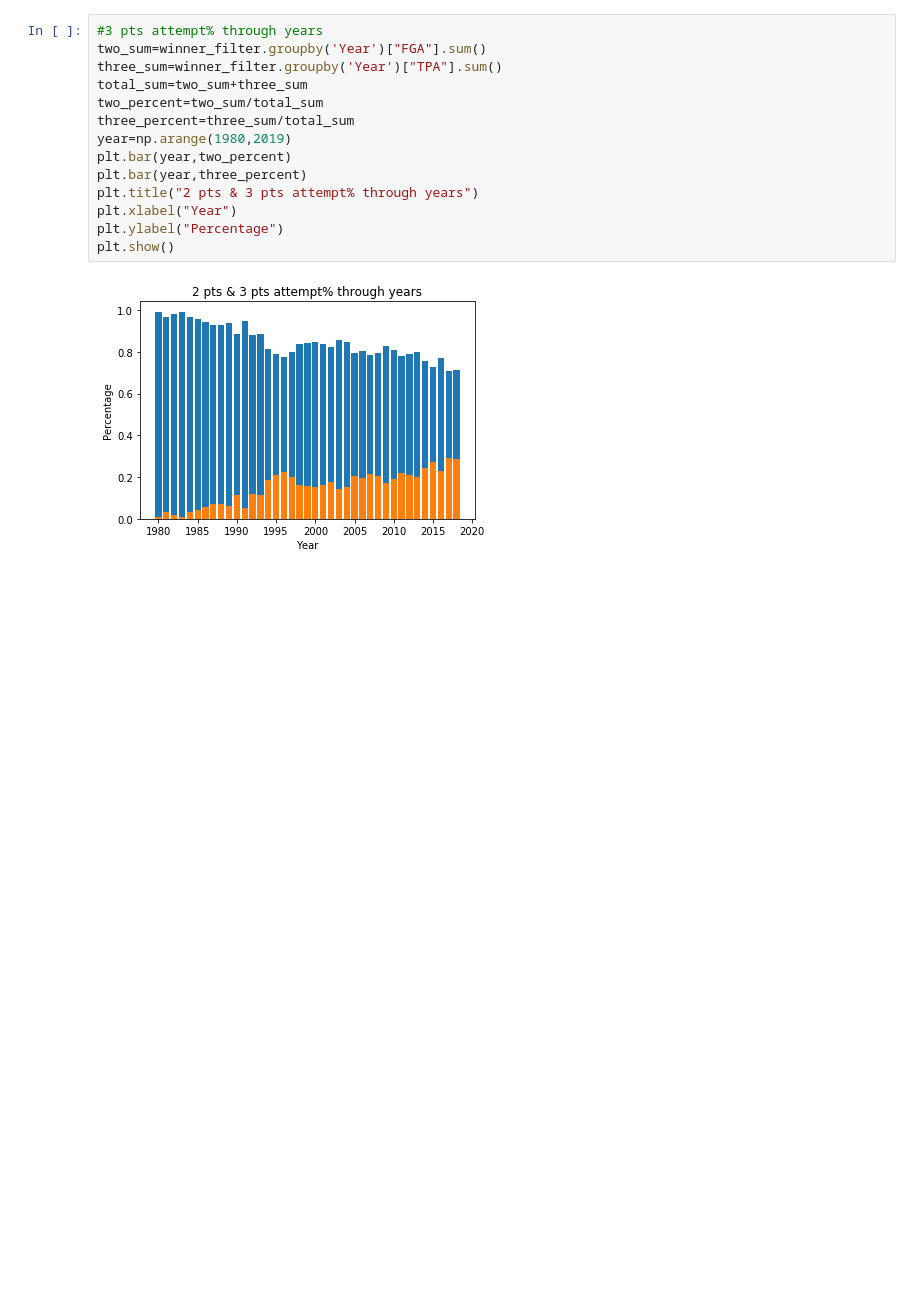
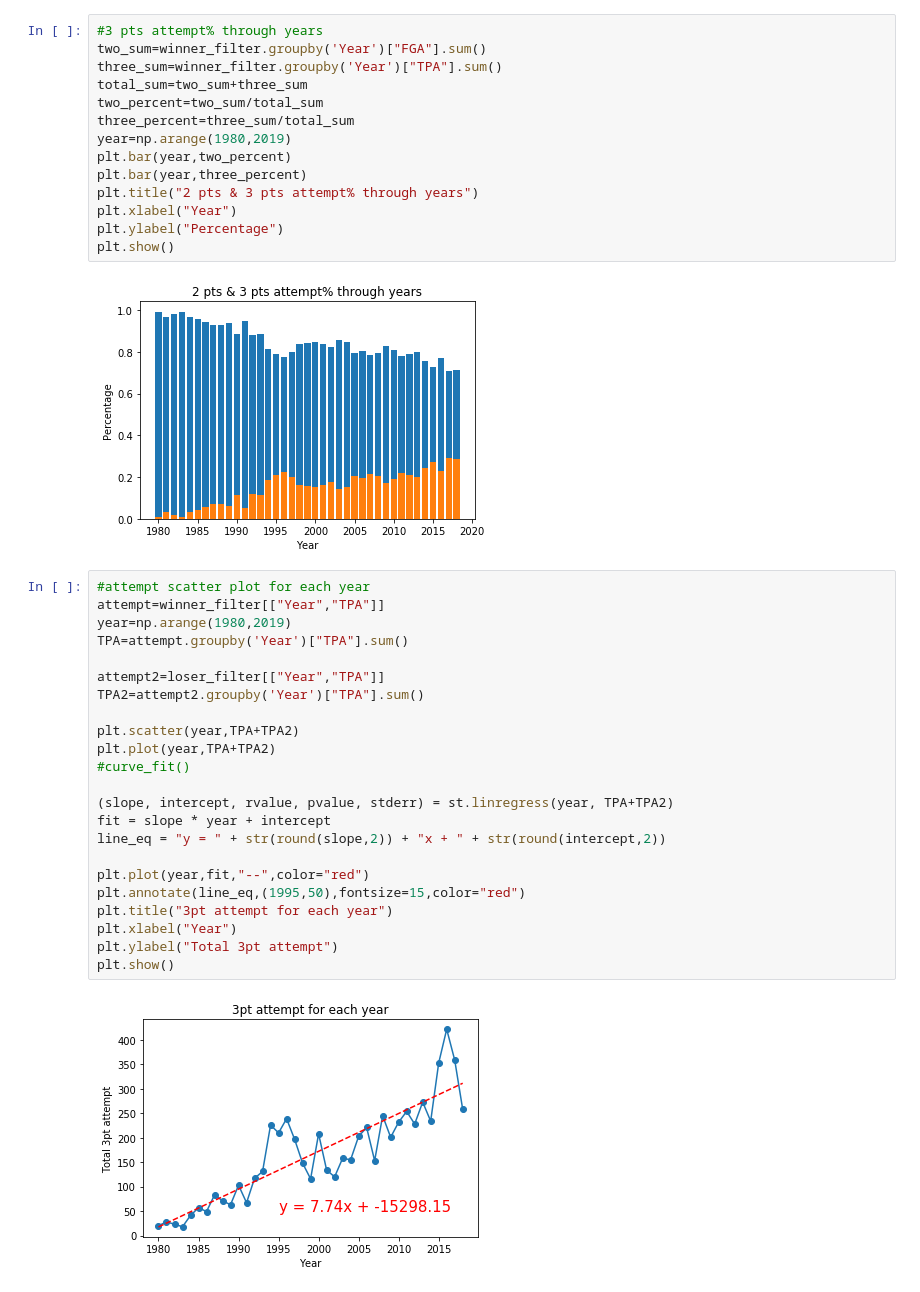
Before and after one commit to stevenluk/NBA-2pt-vs-3pt, a Jupyter notebook: MVP/Notebooks/NBA 2pt vs 3pt.ipynb, the cells around one changed output. Saved outputs shown, nothing was run; the diff lists cells and outputs as text; blank space fills up the shorter version.

```diff
--- a/MVP/Notebooks/NBA 2pt vs 3pt.ipynb
+++ b/MVP/Notebooks/NBA 2pt vs 3pt.ipynb
@@ -304,3 +321,28 @@ plt.ylabel("Percentage")
 plt.show()
 # %% [output]
 [figure]
+# %%
+#attempt scatter plot for each year
+attempt=winner_filter[["Year","TPA"]]
+year=np.arange(1980,2019)
+TPA=attempt.groupby('Year')["TPA"].sum()
+
+attempt2=loser_filter[["Year","TPA"]]
+TPA2=attempt2.groupby('Year')["TPA"].sum()
+
+plt.scatter(year,TPA+TPA2)
+plt.plot(year,TPA+TPA2)
+#curve_fit()
+
+(slope, intercept, rvalue, pvalue, stderr) = st.linregress(year, TPA+TPA2)
+fit = slope * year + intercept
+line_eq = "y = " + str(round(slope,2)) + "x + " + str(round(intercept,2))
+
+plt.plot(year,fit,"--",color="red")
+plt.annotate(line_eq,(1995,50),fontsize=15,color="red")
+plt.title("3pt attempt for each year")
+plt.xlabel("Year")
+plt.ylabel("Total 3pt attempt")
+plt.show()
+# %% [output]
+[figure, added]
```
Also changed, not shown: parts of 14 cells of this notebook, 1 other file.
